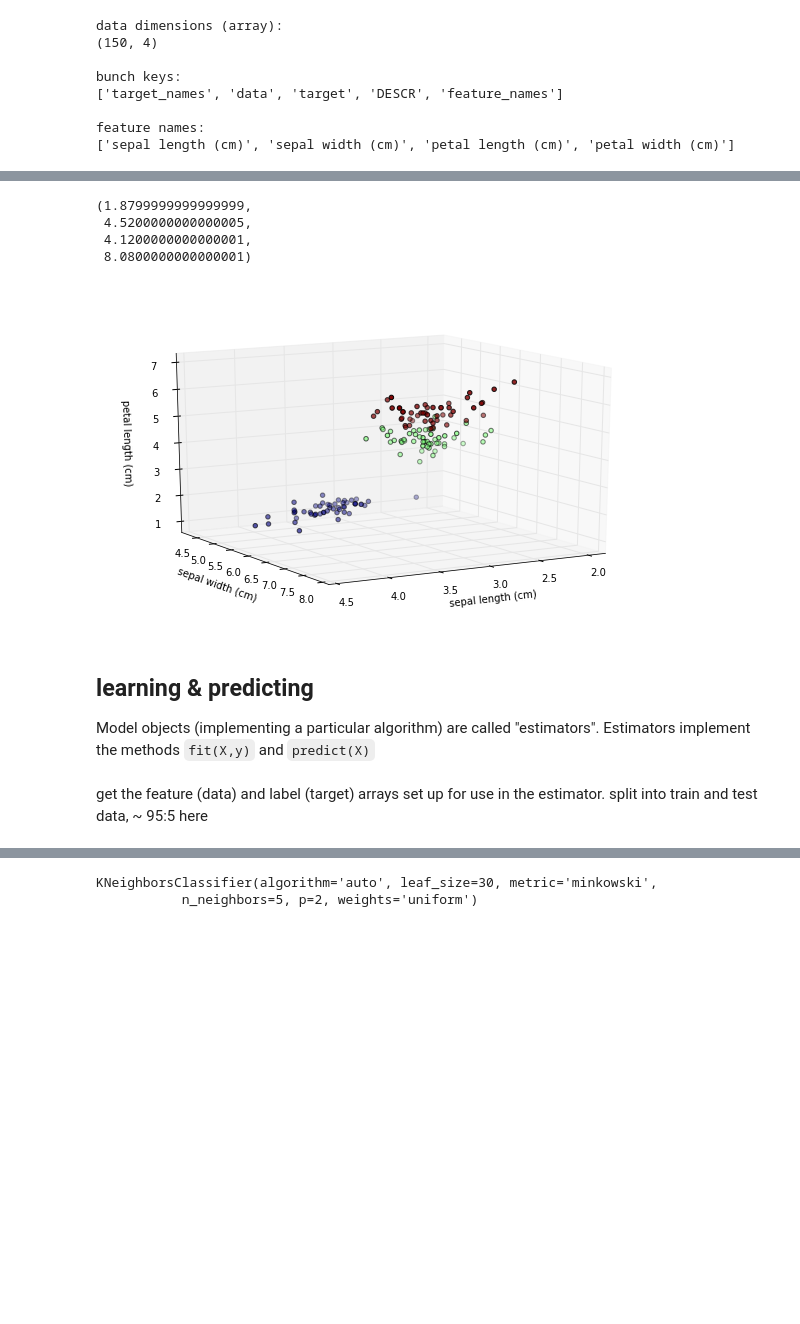
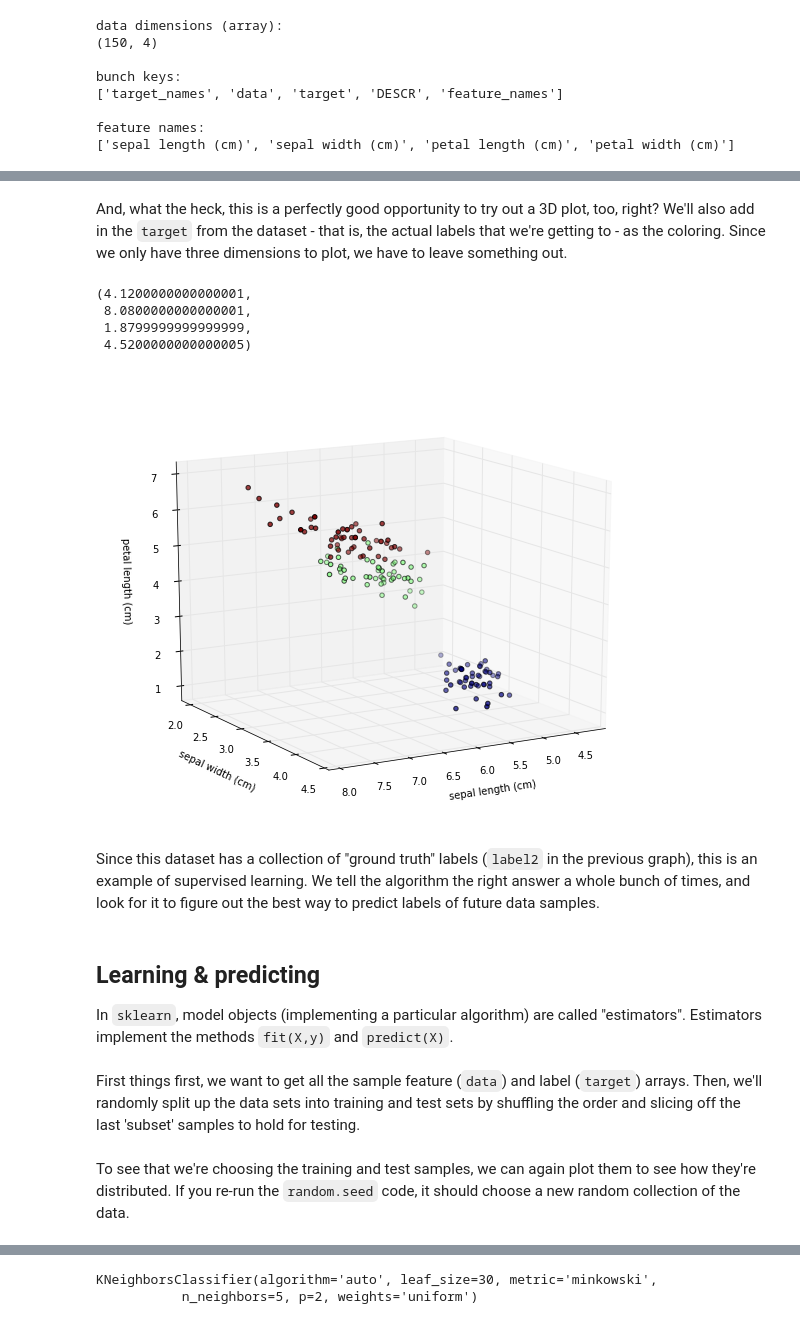
Before and after one commit to DrSkippy/Data-Science-45min-Intros, a Jupyter notebook: sklearn-101/sklearn-101.ipynb, the cells around one changed output, grey strips where cells are left out. Saved outputs shown, nothing was run; the diff lists cells and outputs as text; code cells hidden in the pictures; blank space fills up the shorter version.

```diff
--- a/sklearn-101/sklearn-101.ipynb
+++ b/sklearn-101/sklearn-101.ipynb
@@ -105,43 +101,47 @@ axis("tight")
+# %% [markdown]
+And, what the heck, this is a perfectly good opportunity to try out a 3D plot, too, right? We'll also add in the ``target`` from the dataset - that is, the actual labels that we're getting to - as the coloring. Since we only have three dimensions to plot, we have to leave something out.
 # %%
-# let's look at three of the features at once
-
 from mpl_toolkits.mplot3d import Axes3D
 
-figsize(10,6)
+figsize(10,8)
 
 fig = plt.figure()
 ax = plt.axes(projection='3d')
 ax.view_init(15, 60)   # (elev, azim) : adjust these to change viewing angle!
 
+
+x = iris.data[:, 0:1]
+y = iris.data[:, 1:2]
 z = iris.data[:, 2:3]
-x = iris.data[:, 1:2]
-y = iris.data[:, 0:1]
 
-# let's "cheat" and color the data according to the labels that are already given to us
-color = iris.target
+# add the last dimension for use in e.g. the color!
+label1 = iris.data[:, 3:4]
+# can also color the data according to the actual labels
+label2 = iris.target
 
-ax.scatter(x, y, z, c=color)
-
+ax.scatter(x, y, z, c=label2)
 
 xlabel("sepal length (cm)")
 ylabel("sepal width (cm)")
 ax.set_zlabel("petal length (cm)")
 axis("tight")
 # %% [output]
-(1.8799999999999999,
- 4.5200000000000005,
- 4.1200000000000001,
- 8.0800000000000001)
+(4.1200000000000001,
+ 8.0800000000000001,
+ 1.8799999999999999,
+ 4.5200000000000005)
-[figure, old version]
+[figure, new version]
+# %% [markdown]
+Since this dataset has a collection of "ground truth" labels (``label2`` in the previous graph), this is an example of supervised learning. We tell the algorithm the right answer a whole bunch of times, and look for it to figure out the best way to predict labels of future data samples.
 # %% [markdown]
-## learning & predicting
+## Learning & predicting
 
-Model objects (implementing a particular algorithm) are called "estimators". Estimators implement the methods ``fit(X,y)`` and ``predict(X)``
+In ``sklearn``, model objects (implementing a particular algorithm) are called "estimators". Estimators implement the methods ``fit(X,y)`` and ``predict(X)``.
 # %%
 import numpy as np
 import random
-# %% [markdown]
-get the feature (data) and label (target) arrays set up for use in the estimator. split into train and test data, ~ 95:5 here
+# %% [markdown]
+First things first, we want to get all the sample feature (``data``) and label (``target``) arrays. Then, we'll randomly split up the data sets into training and test sets by shuffling the order and slicing off the last 'subset' samples to hold for testing.
 # %%
 iris_X = iris.data
 iris_y = iris.target
@@ -158,2 +158,4 @@ iris_X_test  = iris_X[idx[-subset:]]  # last 'subset' rows
 iris_y_test  = iris_y[idx[-subset:]]
+# %% [markdown]
+To see that we're choosing the training and test samples, we can again plot them to see how they're distributed. If you re-run the ``random.seed`` code, it should choose a new random collection of the data.
 # %%
```
Also changed, not shown: parts of 56 cells of this notebook, 2 other files.
